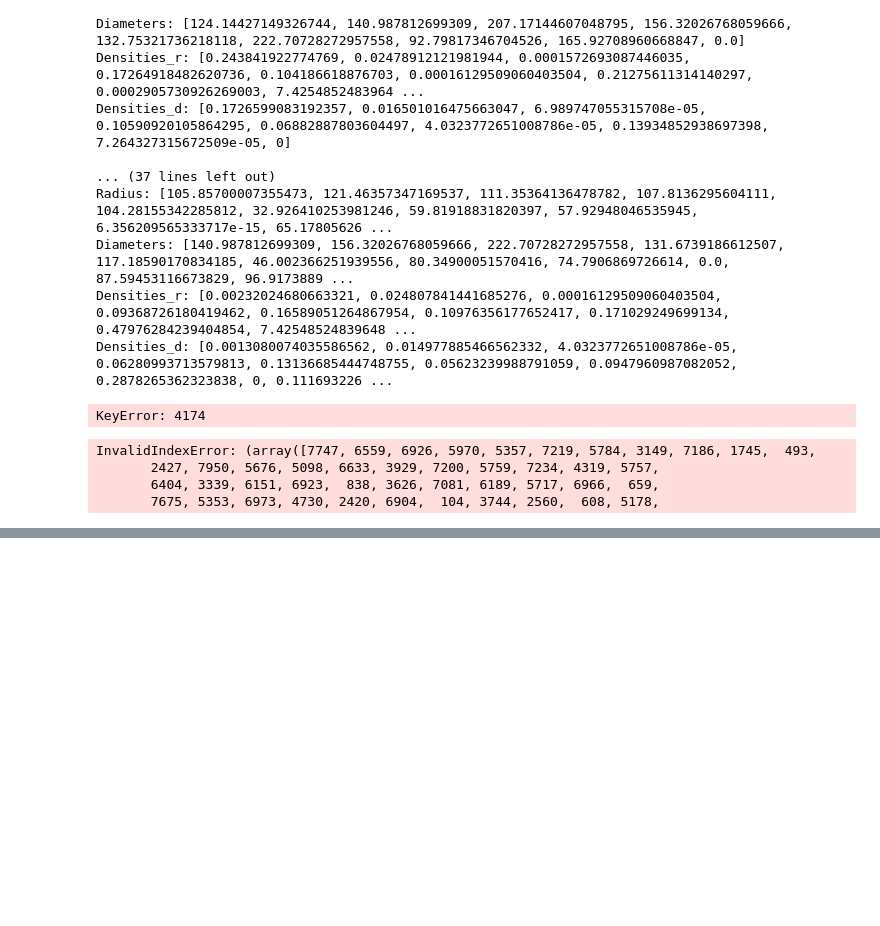
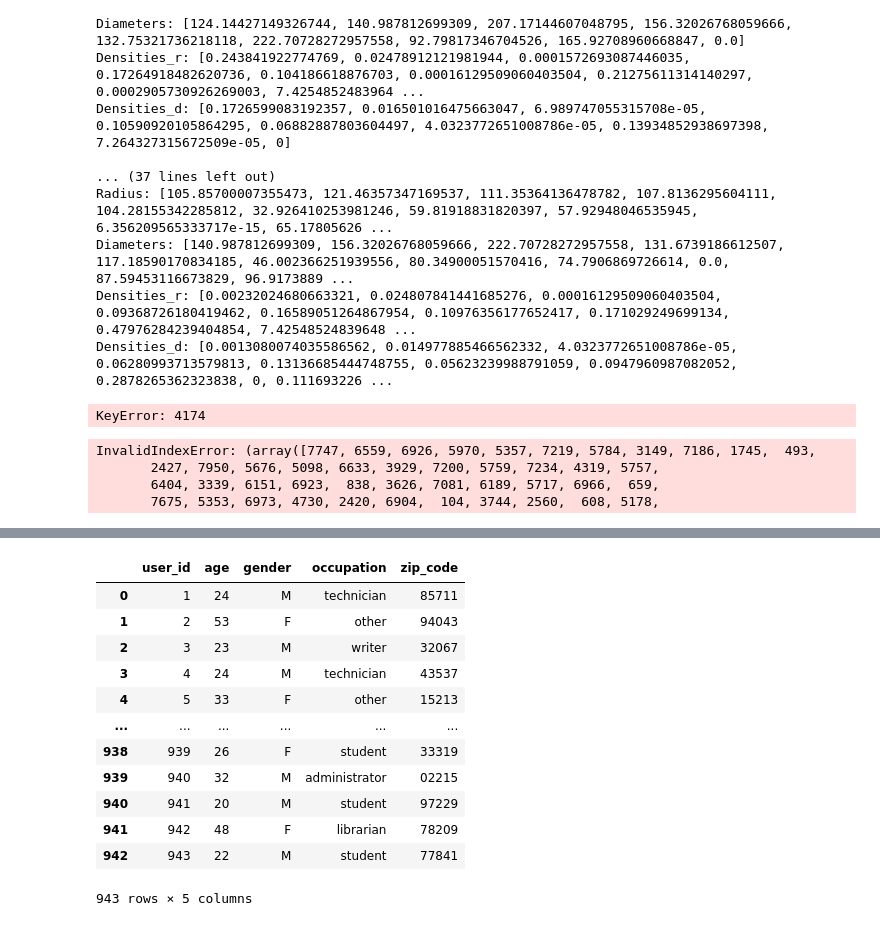
Before and after one commit to TheScorpoi/mdle-assignment-2, a Jupyter notebook: main.ipynb, the cells around one changed output, grey strips where cells are left out. Drawn from its saved outputs; the diff is of its cells as text; code cells hidden in the pictures; blank space fills up the shorter version.

```diff
--- a/main.ipynb
+++ b/main.ipynb
@@ -355,0 +415,18 @@ InvalidIndexError: (array([7747, 6559, 6926, 5970, 5357, 7219, 5784, 3149, 7186,
+# %%
+users = pd.read_csv('./ml-100k/u.user', delimiter='|', header=None, names=["user_id", "age", "gender", "occupation", "zip_code"])
+
+users
+# %% [output]
+|  | user_id | age | gender | occupation | zip_code |
+| 0 | 1 | 24 | M | technician | 85711 |
+| 1 | 2 | 53 | F | other | 94043 |
+| 2 | 3 | 23 | M | writer | 32067 |
+| 3 | 4 | 24 | M | technician | 43537 |
+| 4 | 5 | 33 | F | other | 15213 |
+| ... | ... | ... | ... | ... | ... |
+| 938 | 939 | 26 | F | student | 33319 |
+| 939 | 940 | 32 | M | administrator | 02215 |
+| 940 | 941 | 20 | M | student | 97229 |
+| 941 | 942 | 48 | F | librarian | 78209 |
+| 942 | 943 | 22 | M | student | 77841 |
+943 rows × 5 columns
```
Also changed, not shown: parts of 6 cells of this notebook, 23 other files.
